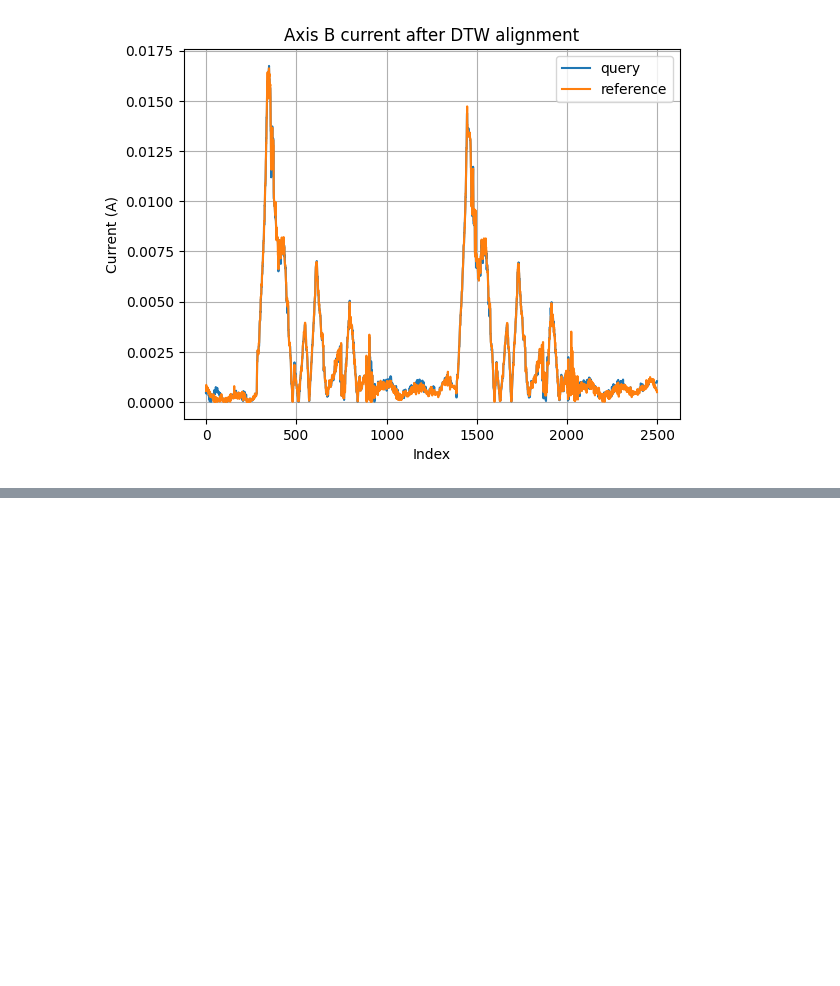
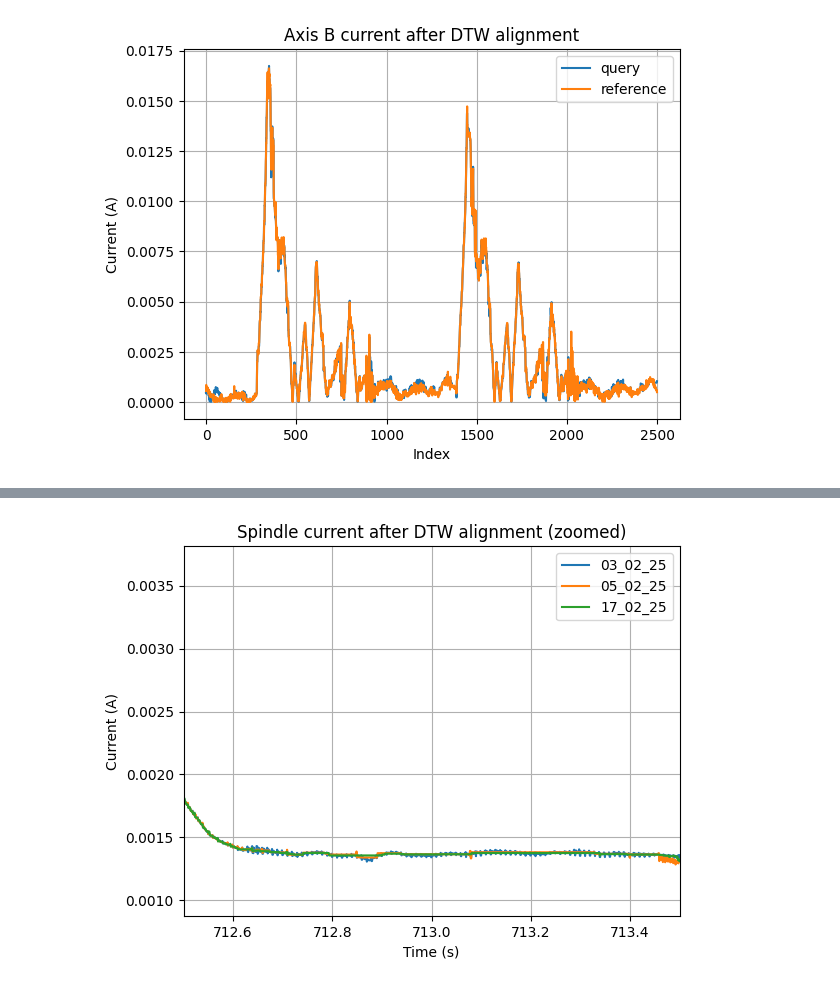
Before and after one commit to opatiny/predictiveMaintenance, a Jupyter notebook: src/notebooks/alignSignals.ipynb, the cells around one changed output, grey strips where cells are left out. Cells and saved outputs as stored; diff of their text form; code cells hidden in the pictures; blank space fills up the shorter version.

```diff
--- a/src/notebooks/alignSignals.ipynb
+++ b/src/notebooks/alignSignals.ipynb
@@ -185,0 +226,13 @@ plt.grid()
+# %%
+# plot a zoom
+plt.figure()
+plt.xlim(712.5, 713.5)
+for i in range(len(dtwSignals)):
+    plt.plot(cutTimes[0], dtwSignals[i], label=dates[i])
+plt.legend()
+plt.title('Spindle current after DTW alignment (zoomed)')
+plt.xlabel('Time (s)')
+plt.ylabel('Current (A)')
+plt.grid()
+# %% [output]
+[figure, added]
```
Also changed, not shown: parts of 12 cells of this notebook, 10 other files.
